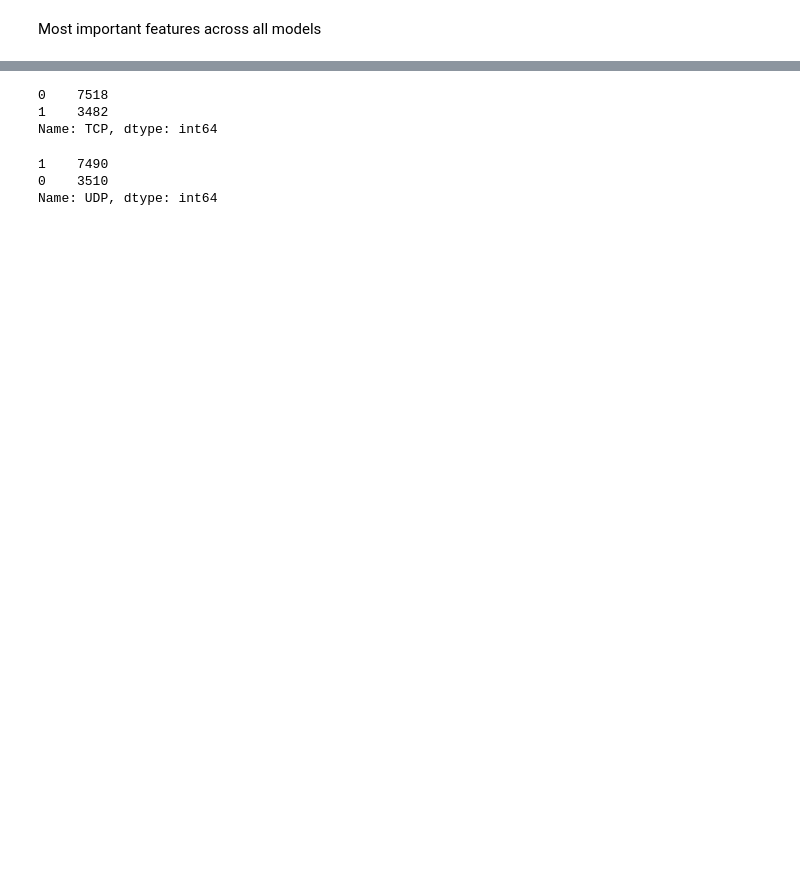
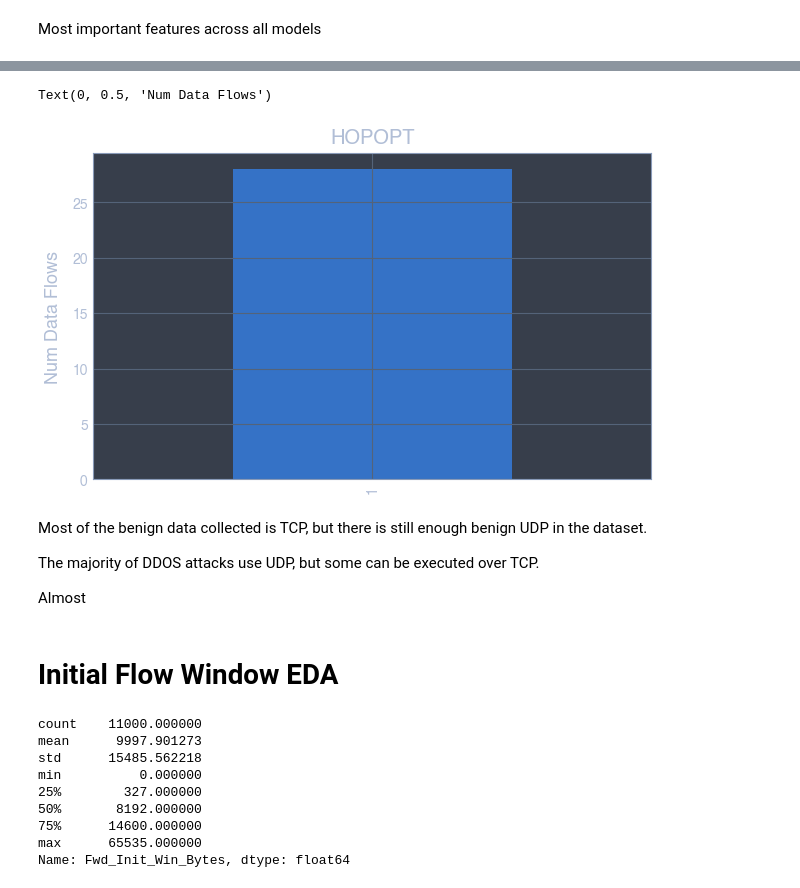
Before and after one commit to EricB10/cyberattack-detection-project, a Jupyter notebook: EDA_notebook.ipynb, the cells around one changed output, grey strips where cells are left out. Drawn from its saved outputs; the diff is of its cells as text; code cells hidden in the pictures; blank space fills up the shorter version.

```diff
--- a/EDA_notebook.ipynb
+++ b/EDA_notebook.ipynb
@@ -52,12 +111,29 @@ important_features
+# %%
+plot = balanced_df[balanced_df['HOPOPT'] == 1]['Malicious'].value_counts(sort=False).plot(kind='bar', figsize=(10,6), fontsize=14)
+
+plot.set_title('HOPOPT', fontsize=20, pad=10)
+plot.set_ylabel('Num Data Flows', fontsize=18, labelpad=10)
+#plot.set_xticklabels(['Benign', 'Malicious'], rotation=0)
+# %% [output]
+Text(0, 0.5, 'Num Data Flows')
+[figure, added]
+# %% [markdown]
+Most of the benign data collected is TCP, but there is still enough benign UDP in the dataset.
+
+The majority of DDOS attacks use UDP, but some can be executed over TCP.
+
+Almost
+# %% [markdown]
+# Initial Flow Window EDA
 # %%
-balanced_df[balanced_df['Malicious'] == 1]['TCP'].value_counts()
+balanced_df[balanced_df['Malicious'] == 0]['Fwd_Init_Win_Bytes'].describe()
 # %% [output]
-0    7518
-1    3482
-Name: TCP, dtype: int64
+count    11000.000000
+mean      9997.901273
+std      15485.562218
+min          0.000000
+25%        327.000000
+50%       8192.000000
+75%      14600.000000
+max      65535.000000
+Name: Fwd_Init_Win_Bytes, dtype: float64
-# %%
-balanced_df[balanced_df['Malicious'] == 1]['UDP'].value_counts()
-# %% [output]
-1    7490
-0    3510
-Name: UDP, dtype: int64
```
Also changed, not shown: parts of 17 cells of this notebook, 1 other file.
